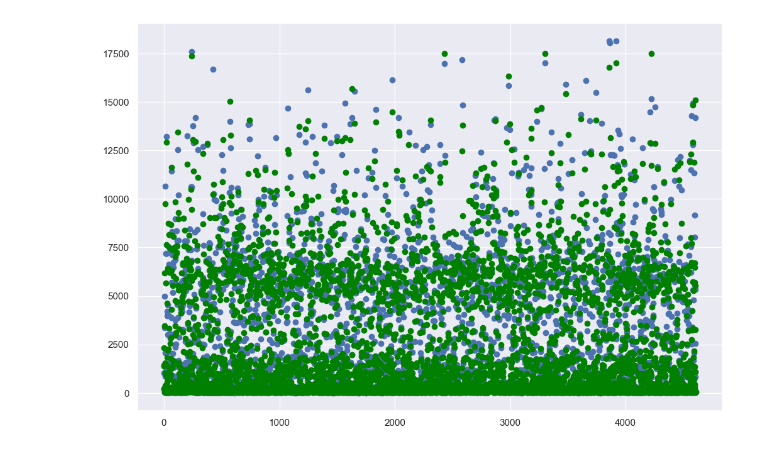
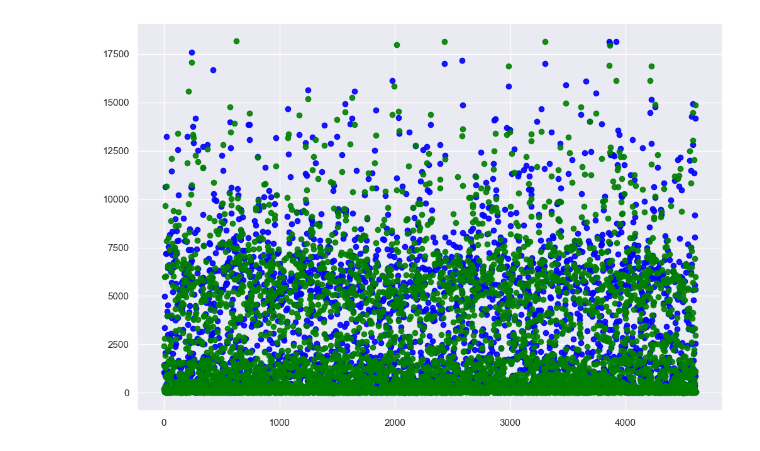
Before and after one commit to ymb287/dsf_project, a Jupyter notebook: tensorflow_NN_wanja.ipynb, the cells around one changed output. Drawn from its saved outputs; the diff is of its cells as text; code cells hidden in the pictures.

```diff
--- a/tensorflow_NN_wanja.ipynb
+++ b/tensorflow_NN_wanja.ipynb
@@ -12,6 +12,10 @@ df = df.drop(["time", "Unnamed: 0"], axis = 1)
 # %%
 #Features of our dataset
 X = df[df.columns[1:]]
+
+#Features with PCA k=0.999 (PC1 - PC48)
+X = df[df.columns[55:103]]
+
 # Output to predict
 y = df["pedestrians count"]
 type(X)
@@ -32,6 +36,7 @@ scaler = StandardScaler()
 Xtrain = scaler.fit_transform(Xtrain)
 Xtest = scaler.fit_transform(Xtest)
 # %%
+#####################################################################
 # compiling the neural network model
 model = tf.keras.Sequential([tf.keras.layers.InputLayer(input_shape=X.shape[1]),
   tf.keras.layers.Dense(100, activation = tf.keras.activations.relu),
@@ -39,5 +44,5 @@ model = tf.keras.Sequential([tf.keras.layers.InputLayer(input_shape=X.shape[1]),
   tf.keras.layers.Dense(30, activation = tf.keras.activations.relu),
   tf.keras.layers.Dense(25, activation = tf.keras.activations.relu),
   tf.keras.layers.Dense(10, activation = tf.keras.activations.relu),
-  tf.keras.layers.Dense(1)
+  tf.keras.layers.Dense(1, activation = tf.keras.activations.relu)
 ])
@@ -159,16 +162,16 @@ R score is : 0.9494317973464055
 # %%
 #Visualize the results predictions vs actual values
 #Create a sequenze from 0 to the row lenght of the test data in order to plot
 xs = np.linspace(0, ytest.shape[0], num=ytest.shape[0])
 
 fig, ax = plt.subplots(figsize=(12, 8))
 
 # ypred = pd.Series(ypred)
 
-plt.scatter(xs, ytest, color ='b')
+plt.scatter(xs, ytest, color ='blue', alpha=0.9)
 
-plt.scatter(xs, ypred, color ='green')
+plt.scatter(xs, ypred, color ='green', alpha=0.9)
 
 plt.show()
 # %% [output]
-[figure, old version]
+[figure, new version]
```
Also changed, not shown: parts of 9 cells of this notebook, 5 other files.
